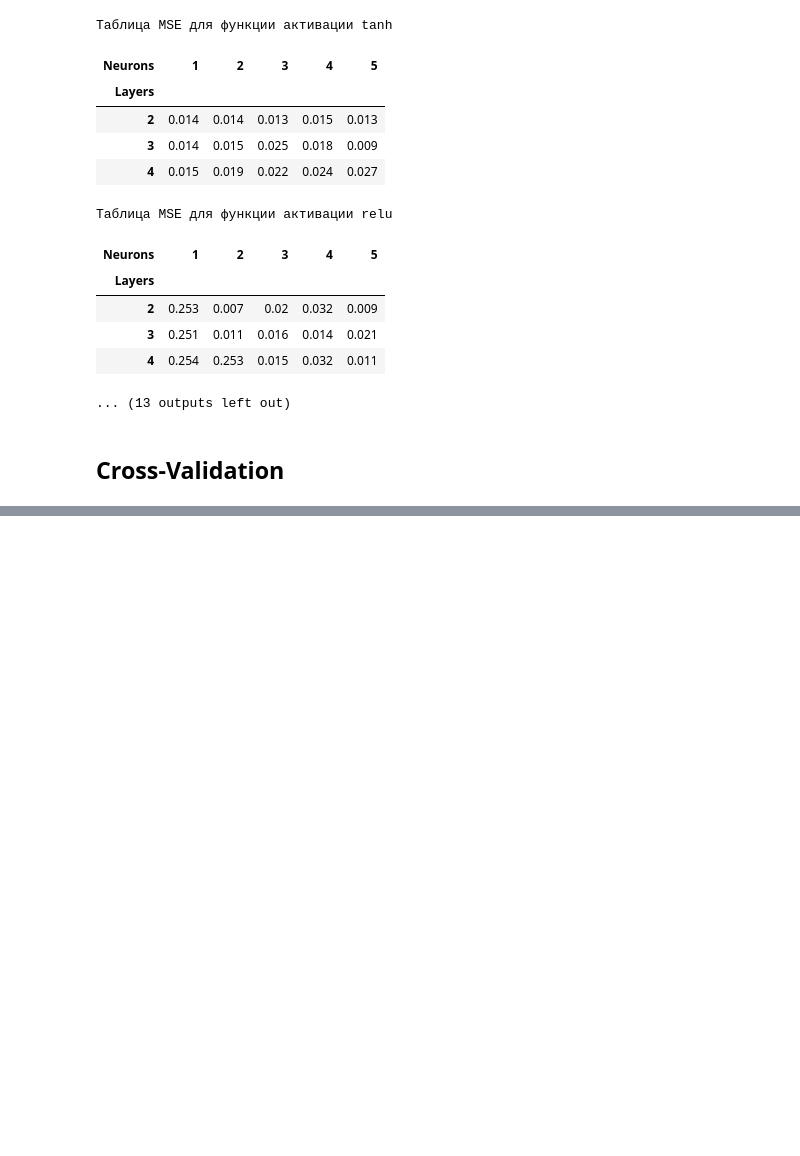
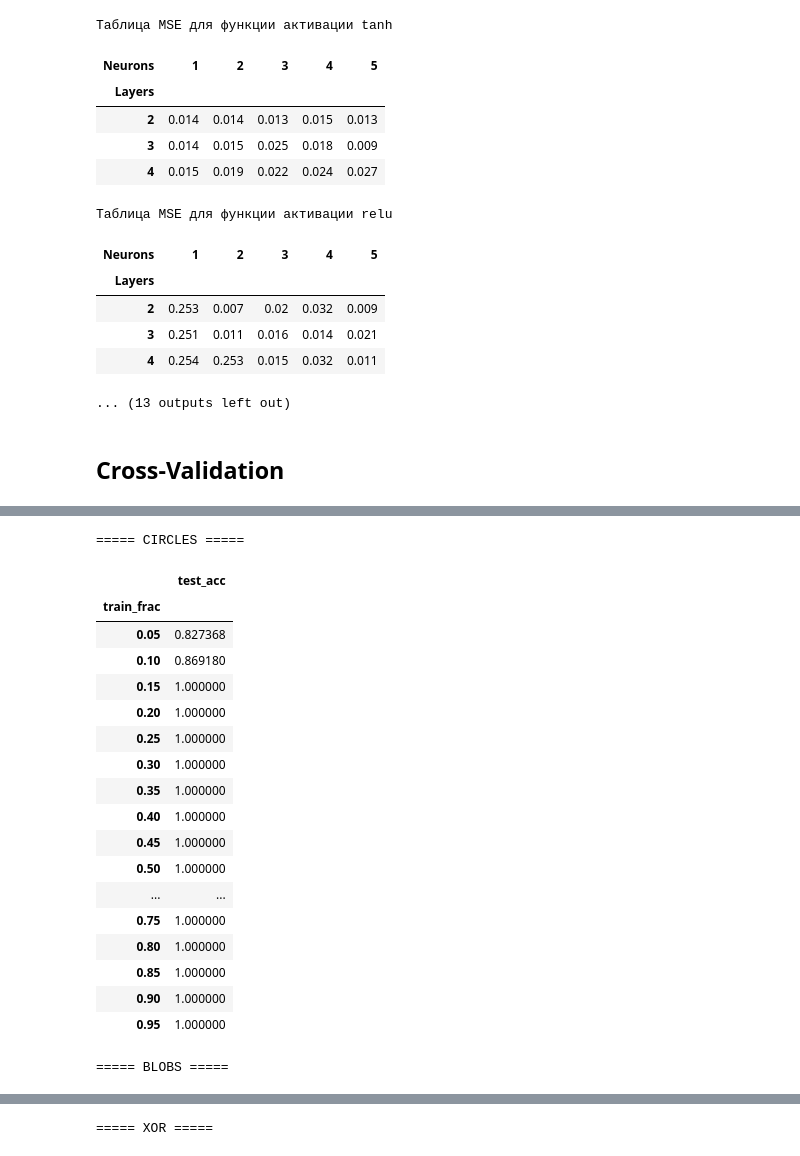
Before and after one commit to F1ameX/Modern-Methods-of-Deep-Machine-Learning, a Jupyter notebook: 3_multilayer_perceptron/3_multilayer_perceptron.ipynb, the cells around one changed output, grey strips where cells are left out. Cells and saved outputs as stored; diff of their text form; code cells hidden in the pictures; blank space fills up the shorter version.

```diff
--- a/3_multilayer_perceptron/3_multilayer_perceptron.ipynb
+++ b/3_multilayer_perceptron/3_multilayer_perceptron.ipynb
@@ -594,0 +510,59 @@ display(summary)
+# %%
+train_fracs = np.arange(0.05, 1.00, 0.05)
+target = 0.90
+
+datasets = {
+    'circles' : make_circles(n_samples = 500, noise = 0.5, factor = 0.25, random_state = 52),
+    'blobs' :   make_blobs(n_samples = 500, centers = [-2.5, 2.5], cluster_std = 1.2),
+    'xor' :     make_xor(n_samples = 500, scale = 2.75, noise = 1.0),
+    'spiral' :  make_spiral(n_samples = 500, sweep = 0.25, turns = 3.5, noise = 0.1, radius = 0.05),
+}
+
+summary_rows = []
+curves = {}
+
+for name, (X, y) in datasets.items():
+    X = np.asarray(X, dtype=np.float32)
+    y = np.asarray(y, dtype=np.float32)
+
+    curve_rows = []
+    best_frac = None
+
+    for train_frac in train_fracs:
+        test_frac = 1.0 - float(train_frac)
+
+        train_idx, test_idx = split_data(X, y, ratio=test_frac, random_state=52)
+
+        X_train = torch.from_numpy(X[train_idx]).float()
+        y_train = torch.from_numpy(y[train_idx]).float().view(-1, 1)
+        X_test  = torch.from_numpy(X[test_idx]).float()
+        y_test  = torch.from_numpy(y[test_idx]).float().view(-1, 1)
+
+        model = MultiLayerPerceptron(activation="tanh", layers=3,
+                                     neurons=5, task="classification")
+
+        model.fit(X_train, y_train, learning_rate=0.01, n_epochs=500,
+                  batch_size=25, random_state=52)
+
+        acc = (model.predict(X_test) == y_test).float().mean().item()
+        curve_rows.append((train_frac, acc))
+
+        if best_frac is None and acc >= target:
+            best_frac = train_frac
+
+    curves[name] = pd.DataFrame(curve_rows, columns=["train_frac", "test_acc"]).set_index("train_frac")
+
+    summary_rows.append({
+        "dataset": name,
+        "best_train_frac": best_frac,
+        "best_train_size": None if best_frac is None else int(round(best_frac * len(X))),
+        "target_acc": target,
+    })
+
+summary_df = pd.DataFrame(summary_rows).set_index("dataset")
+display(summary_df)
+
+for name, df_curve in curves.items():
+    print(f"\n===== {name.upper()} =====")
+    display(df_curve)
+# %% [output]
@@ -594,0 +575,20 @@ display(summary)
+===== CIRCLES =====
+|  | test_acc |
+| train_frac |  |
+| 0.05 | 0.827368 |
+| 0.10 | 0.869180 |
+| 0.15 | 1.000000 |
+| 0.20 | 1.000000 |
+| 0.25 | 1.000000 |
+| 0.30 | 1.000000 |
+| 0.35 | 1.000000 |
+| 0.40 | 1.000000 |
+| 0.45 | 1.000000 |
+| 0.50 | 1.000000 |
+| ... | ... |
+| 0.75 | 1.000000 |
+| 0.80 | 1.000000 |
+| 0.85 | 1.000000 |
+| 0.90 | 1.000000 |
+| 0.95 | 1.000000 |
+===== BLOBS =====
@@ -594,0 +613 @@ display(summary)
+===== XOR =====
```
Also changed, not shown: parts of 2 cells of this notebook.
